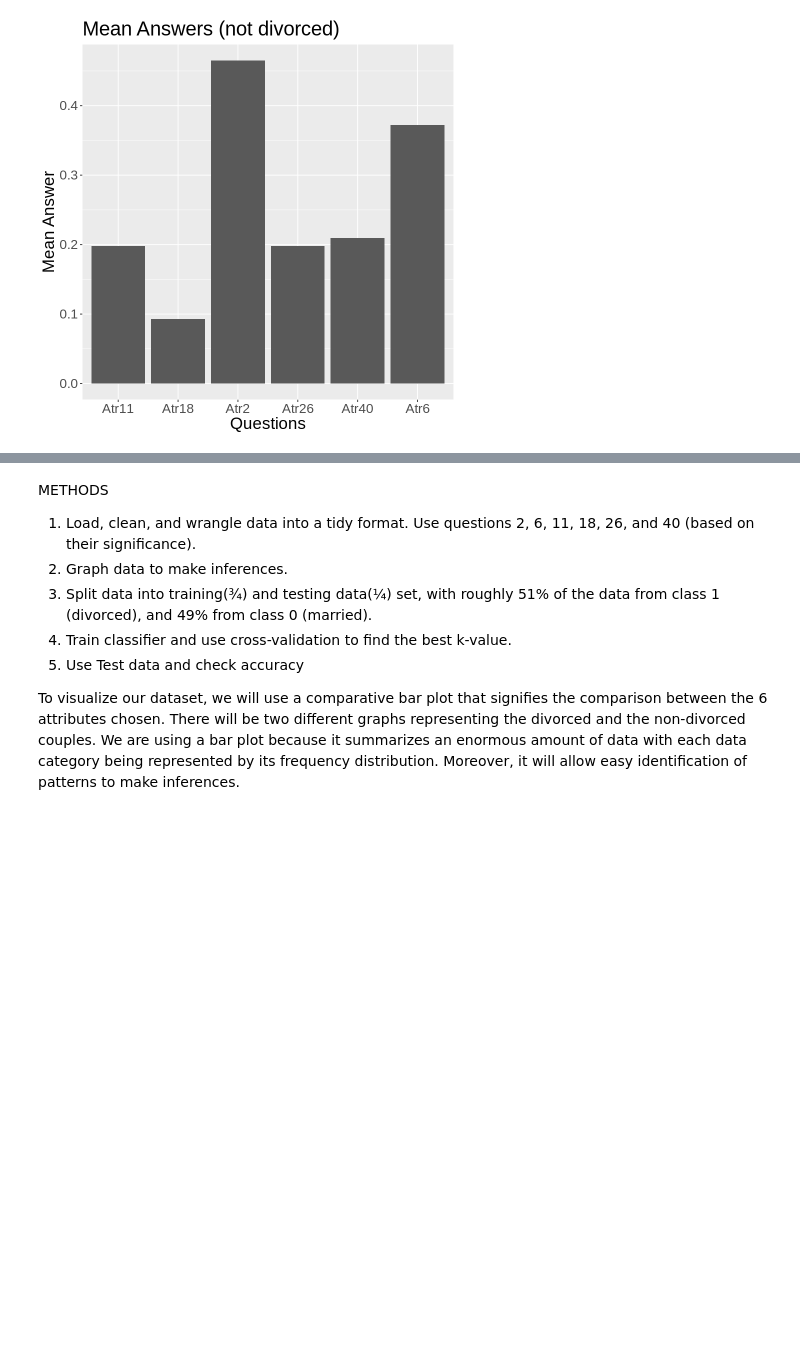
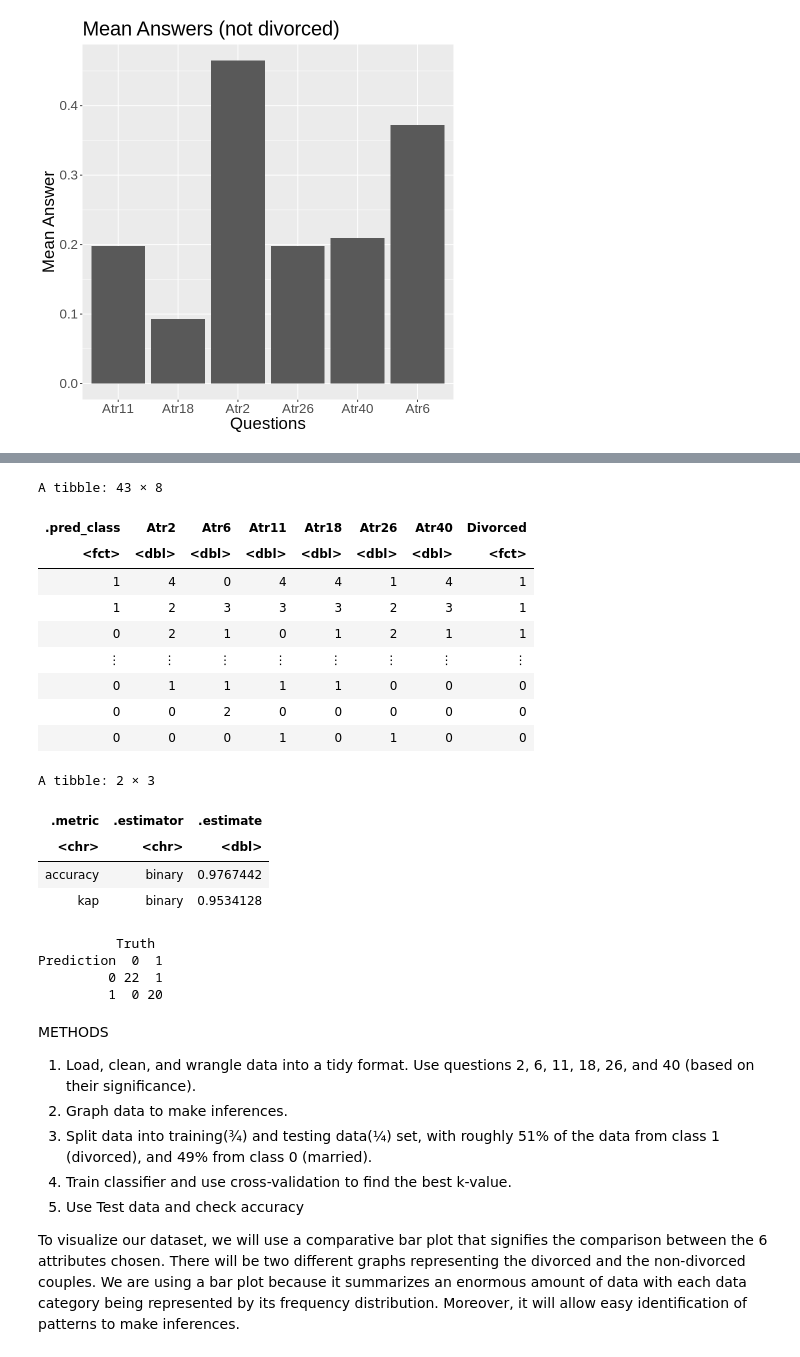
Before and after one commit to shjuliay/group107, a Jupyter notebook: Divorce_Project_Proposal.ipynb, the cells around one changed output, grey strips where cells are left out. Saved outputs shown, nothing was run; the diff lists cells and outputs as text; code cells hidden in the pictures; blank space fills up the shorter version.

```diff
--- a/Divorce_Project_Proposal.ipynb
+++ b/Divorce_Project_Proposal.ipynb
@@ -198,0 +210,17 @@ Married graph demonstrates low means for Atr11, 18, 26, and 40. Sum of all attri
+# %%
+#Creating a classification prediction model
+div_data_split <- div_data %>%
+    initial_split(prop = 0.75, strata = Divorced)
+
+#Splitting the data into training and testing
+div_testing <- testing(div_data_split)
+#div_testing
+div_training <- training(div_data_split)
+#div_training
+
+#Splitting the training into subtraining and subtesting
+div_training_split <- initial_split(div_training, prop = 0.75, strata = Divorced)
+div_subtraining <- training(div_training_split)
+div_subtraining
+div_subtesting <- testing(div_training_split)
+div_subtesting
@@ -198,0 +312,32 @@ Married graph demonstrates low means for Atr11, 18, 26, and 40. Sum of all attri
+# %%
+div_predictions <- predict(div_fit, div_testing) %>%
+bind_cols(div_testing)
+div_predictions
+
+div_metrics <- div_predictions %>%
+    metrics(truth = Divorced, estimate = .pred_class)
+div_metrics
+
+div_conf_mat <- div_predictions %>%
+    conf_mat(truth = Divorced, estimate = .pred_class)
+div_conf_mat
+# %% [output]
+A tibble: 43 × 8
+| .pred_class | Atr2 | Atr6 | Atr11 | Atr18 | Atr26 | Atr40 | Divorced |
+| <fct> | <dbl> | <dbl> | <dbl> | <dbl> | <dbl> | <dbl> | <fct> |
+| 1 | 4 | 0 | 4 | 4 | 1 | 4 | 1 |
+| 1 | 2 | 3 | 3 | 3 | 2 | 3 | 1 |
+| 0 | 2 | 1 | 0 | 1 | 2 | 1 | 1 |
+| ⋮ | ⋮ | ⋮ | ⋮ | ⋮ | ⋮ | ⋮ | ⋮ |
+| 0 | 1 | 1 | 1 | 1 | 0 | 0 | 0 |
+| 0 | 0 | 2 | 0 | 0 | 0 | 0 | 0 |
+| 0 | 0 | 0 | 1 | 0 | 1 | 0 | 0 |
+A tibble: 2 × 3
+| .metric | .estimator | .estimate |
+| <chr> | <chr> | <dbl> |
+| accuracy | binary | 0.9767442 |
+| kap | binary | 0.9534128 |
+          Truth
+Prediction  0  1
+         0 22  1
+         1  0 20
```
Also changed, not shown: parts of 9 cells of this notebook.
